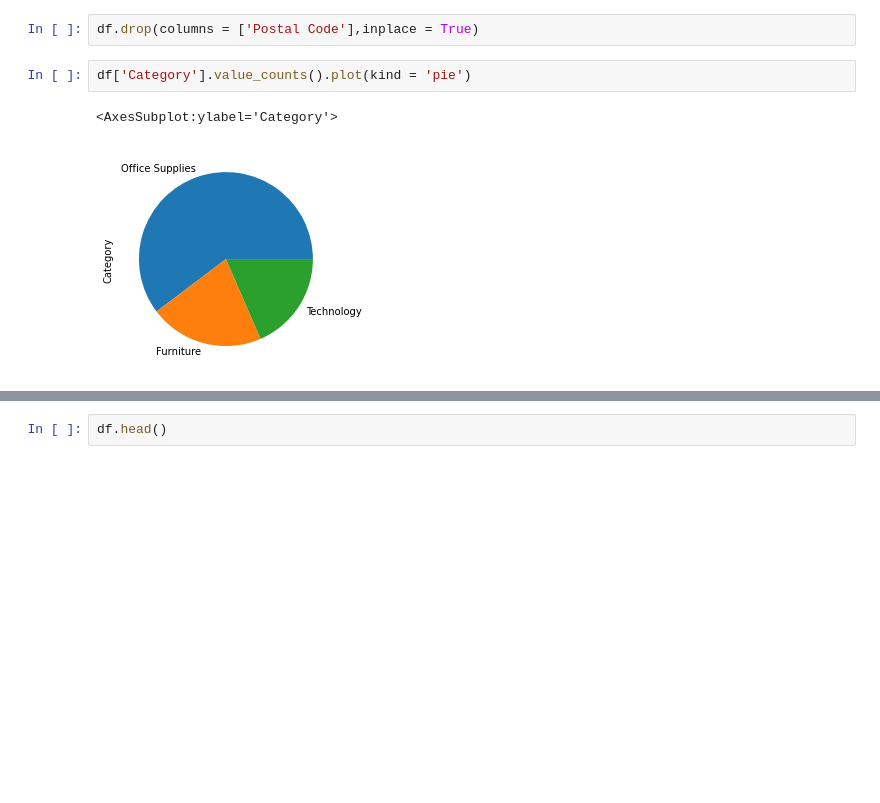
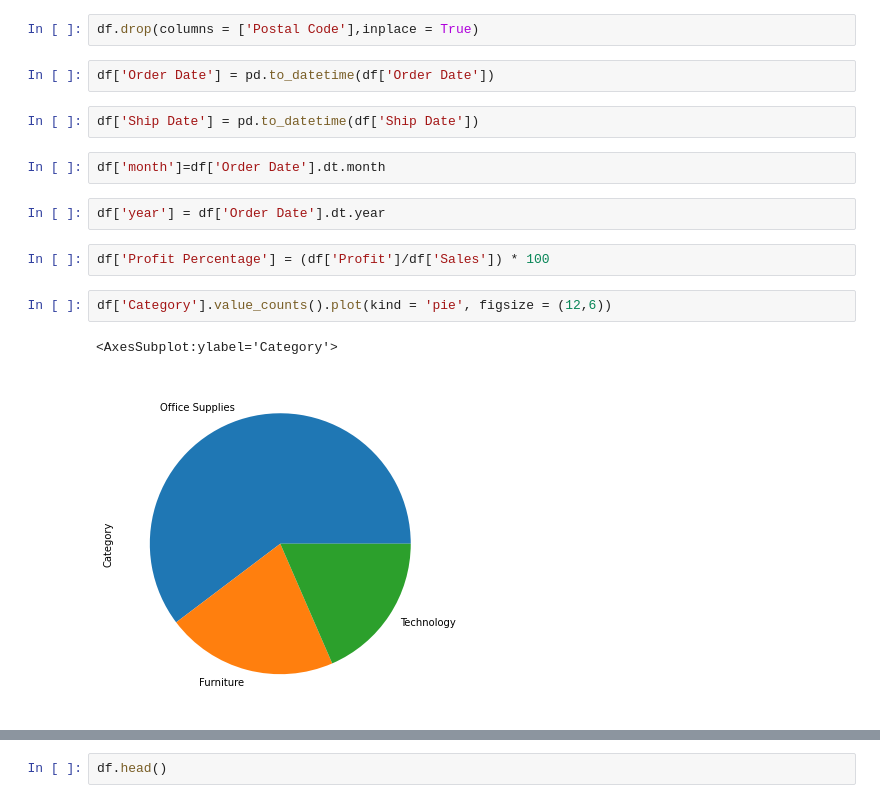
Before and after one commit to zeeshanhaider743/Customer-Segmentation, a Jupyter notebook: EDA customer Segmentation.ipynb, the cells around one changed output, grey strips where cells are left out. Drawn from its saved outputs; the diff is of its cells as text; blank space fills up the shorter version.

```diff
--- a/EDA customer Segmentation.ipynb
+++ b/EDA customer Segmentation.ipynb
@@ -46,8 +71,18 @@ df.drop(columns = ['Country/Region'],inplace = True)
 df.drop(columns = ['Row ID', 'Order ID'],inplace = True)
 # %%
 df.drop(columns = ['Postal Code'],inplace = True)
+# %%
+df['Order Date'] = pd.to_datetime(df['Order Date'])
+# %%
+df['Ship Date'] = pd.to_datetime(df['Ship Date'])
+# %%
+df['month']=df['Order Date'].dt.month
+# %%
+df['year'] = df['Order Date'].dt.year
+# %%
+df['Profit Percentage'] = (df['Profit']/df['Sales']) * 100
 # %%
-df['Category'].value_counts().plot(kind = 'pie')
+df['Category'].value_counts().plot(kind = 'pie', figsize = (12,6))
 # %% [output]
 <AxesSubplot:ylabel='Category'>
-[figure, old version]
+[figure, new version]
```
Also changed, not shown: parts of 61 cells of this notebook.
